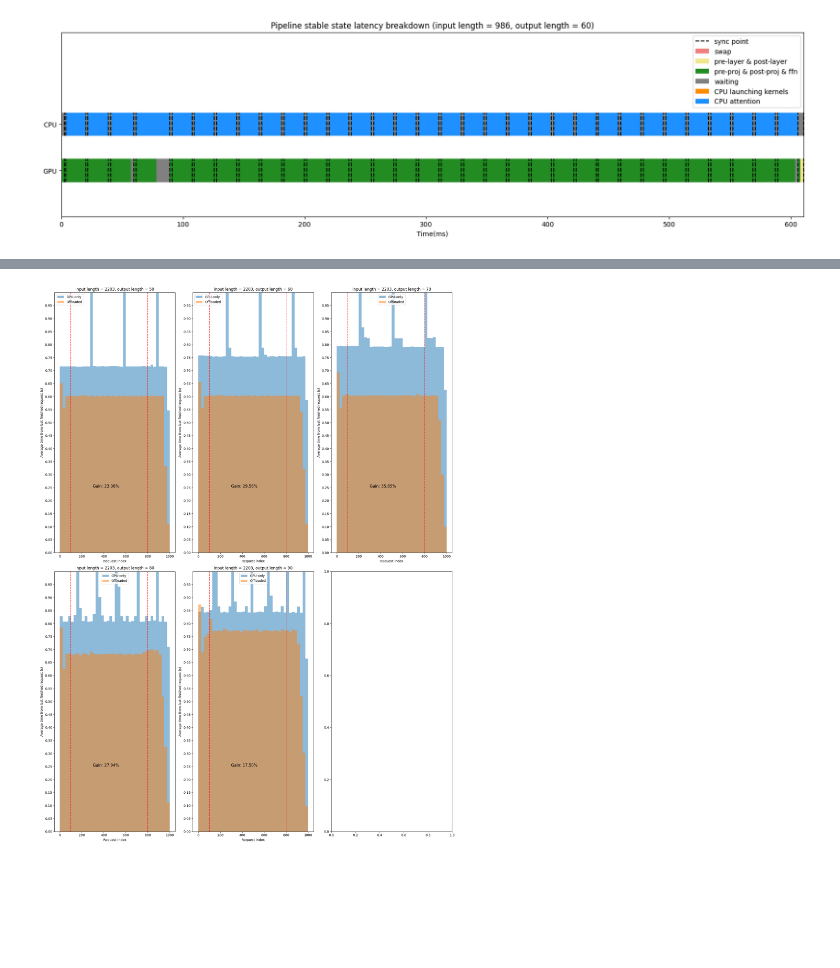
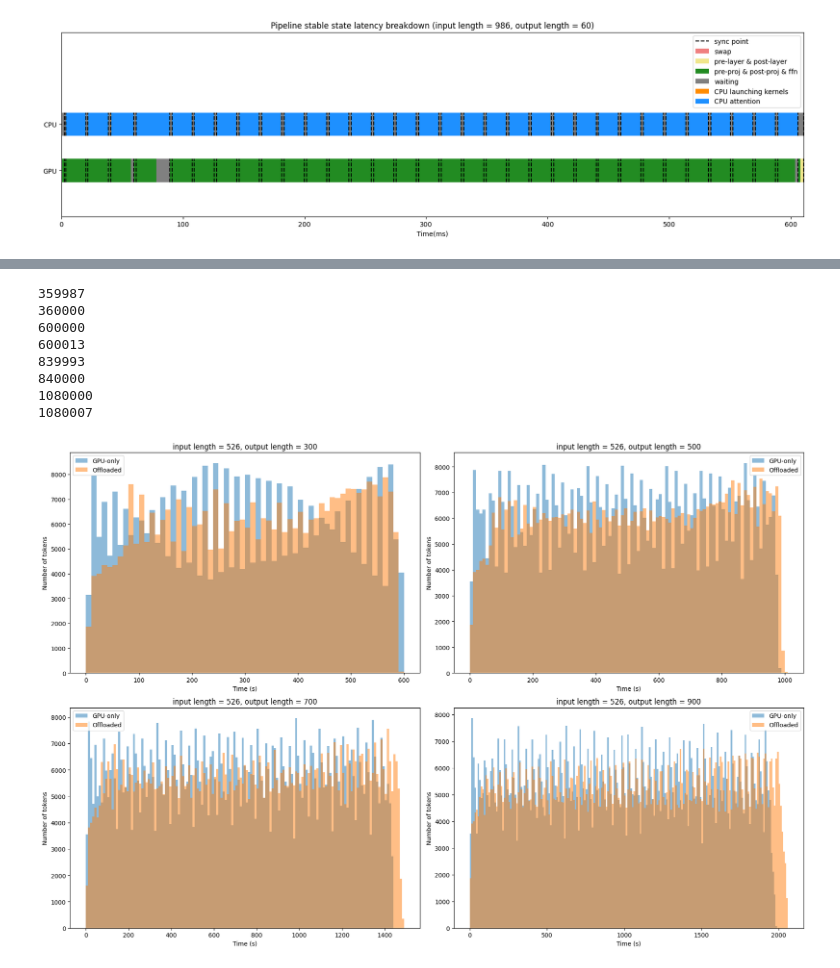
Before and after one commit to SwiftSeal03/swiftLLM, a Jupyter notebook: profile/e2e-illst.ipynb, the cells around one changed output, grey strips where cells are left out. Saved outputs shown, nothing was run; the diff lists cells and outputs as text; code cells hidden in the pictures; blank space fills up the shorter version.

```diff
--- a/profile/e2e-illst.ipynb
+++ b/profile/e2e-illst.ipynb
@@ -141,17 +142,17 @@ import json
 import numpy as np
 import matplotlib.pyplot as plt
 
-num_data = 1000
-path_prefix = '../data/d0926/'
+num_data = 1200
+path_prefix = '../data/d1006/'
 
-def draw_bar_diagram(in_len, out_len, ax: plt.Axes):
+def draw_req_bar_diagram(in_len, out_len, ax: plt.Axes):
   file_names = [f'{num_data}-{in_len}-{out_len}-True.json', f'{num_data}-{in_len}-{out_len}-False.json']
   # file_names = [f'{num_data}-{out_len}-True.json', f'{num_data}-{out_len}-False.json']
   file_names = [path_prefix + f for f in file_names]
   througputs = []
   for i, filename in enumerate(file_names):
     with open(filename) as f:
-      data = json.load(f)
+      data = json.load(f)['req_end_deltas']
 
     # Draw bar diagram, cut data into 10 bins and calculate average of each bin
     ndata = len(data)
@@ -177,37 +178,91 @@ def draw_bar_diagram(in_len, out_len, ax: plt.Axes):
   ndisp_seg = 5
   disp_seg_len = (ndata + 1) // ndisp_seg
   ax.set_xticks(list(range(0, ndata, disp_seg_len)) + [ndata + 1])
-  ax.set_yticks([i * 0.05 for i in range(20)])
-  ax.set_ylim(0, 1.0)
+  ax.set_yticks([i * 0.1 for i in range(30)])
+  ax.set_ylim(0, 3.0)
   ax.set_xlabel('Request index')
   ax.set_ylabel('Average time from last finished request (s)')
   ax.legend()
   ax.title.set_text(f'input length = {in_len}, output length = {out_len}')
 
   gain = througputs[1] / througputs[0] - 1
   ax.text(ndata * 0.3, 0.25, f'Gain: {gain*100:.2f}%', fontsize=12)
 
-nr, nc = 2, 3
+def draw_itr_bar_diagram(in_len, out_len, ax: plt.Axes):
+  file_names = [f'{num_data}-{in_len}-{out_len}-True.json', f'{num_data}-{in_len}-{out_len}-False.json']
+  # file_names = [f'{num_data}-{in_len}-{out_len}-False.json']
+  # file_names = [f'{num_data}-{out_len}-True.json', f'{num_data}-{out_len}-False.json']
+  file_names = [path_prefix + f for f in file_names]
+  througputs = []
+  for i, filename in enumerate(file_names):
+    with open(filename) as f:
+      data = json.load(f)
+      times = data['itr_end_times']
+      ntoks = data['ntoken_of_itr']
+
+    # Draw bar diagram, cut data into 10 bins and calculate average of each bin
+    seg_len = 10
+    cur_time = 0
+    cur_iter = 0
+    seg_starts = []
+    ntok_of_seg = []
+    while cur_time < times[-1]:
+      seg_starts.append(cur_time)
+      cur_ntok = 0
+      while cur_iter < len(times) and times[cur_iter] < cur_time + seg_len:
+        cur_ntok += ntoks[cur_iter]
+        cur_iter += 1
+      ntok_of_seg.append(cur_ntok)
+      cur_time += seg_len
+    ax.bar(
+      seg_starts,
+      ntok_of_seg,
+      width=seg_len,
+      align='edge',
+      alpha=0.5,
+      label='Offloaded' if i == 1 else 'GPU-only'
+    )
+    print(sum(ntok_of_seg))
+
+  # ax.set_xticks(list(range(0, ndata, disp_seg_len)) + [ndata + 1])
+  # ax.set_yticks([i * 0.1 for i in range(30)])
+  # ax.set_ylim(0, 3.0)
+  ax.set_xlabel('Time (s)')
+  ax.set_ylabel('Number of tokens')
+  ax.legend()
+  ax.title.set_text(f'input length = {in_len}, output length = {out_len}')
+
+nr, nc = 2, 2
 fig, axes = plt.subplots(nr, nc)
 in2out = {
-  99: [500],
+  # 406: [200]
+  526: [300, 500, 700, 900]
   # 2000: [50, 51, 53, 55, 57, 59],
   # 225: [50, 55, 60, 65],
   # 454: [50, 55, 60, 65],
   # 539: [50, 55, 60, 65],
   # 750: [50, 55, 60, 65],
   # 820: [50, 55, 60, 65],
   # 986: [60, 65],
   # 2203: [50, 60, 70, 80, 90],
   # 1173: [50, 55, 60, 65],
 }
 
 settings = [(in_len, out_len) for in_len in in2out for out_len in in2out[in_len]]
 
 fig.set_size_inches(18, 12)
 for i, (in_len, out_len) in enumerate(settings):
-  draw_bar_diagram(in_len, out_len, axes[i // nc, i % nc])
+  draw_req_bar_diagram(in_len, out_len, axes[i // nc, i % nc])
+  # draw_itr_bar_diagram(in_len, out_len, axes[i // nc, i % nc])
 
 plt.tight_layout()
 # %% [output]
+359987
+360000
+600000
+600013
+839993
+840000
+1080000
+1080007
-[figure, old version]
+[figure, new version]
```
Also changed, not shown: parts of 1 cell of this notebook, 7 other files.
